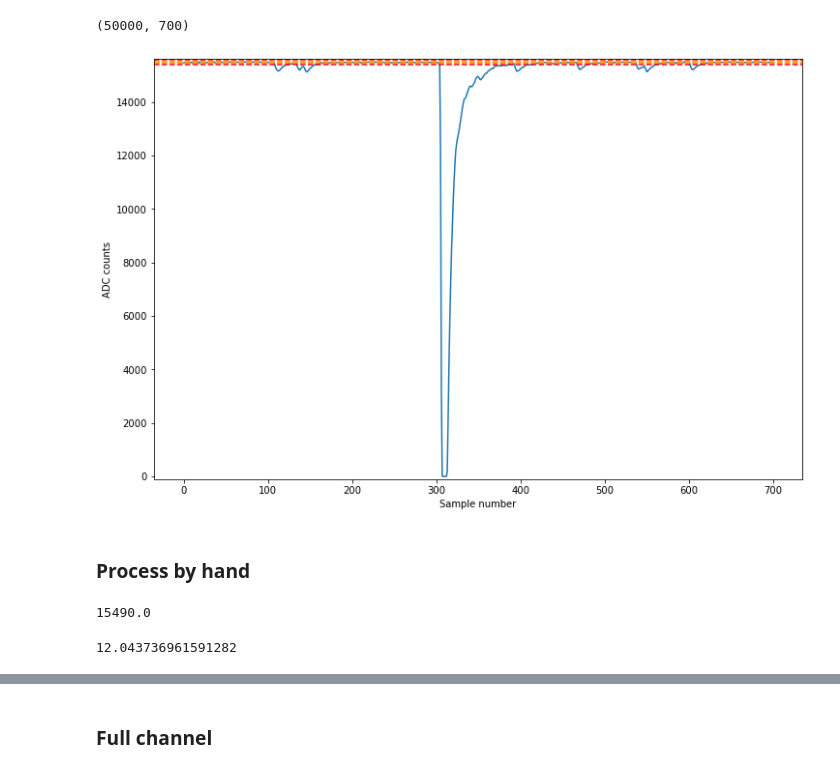
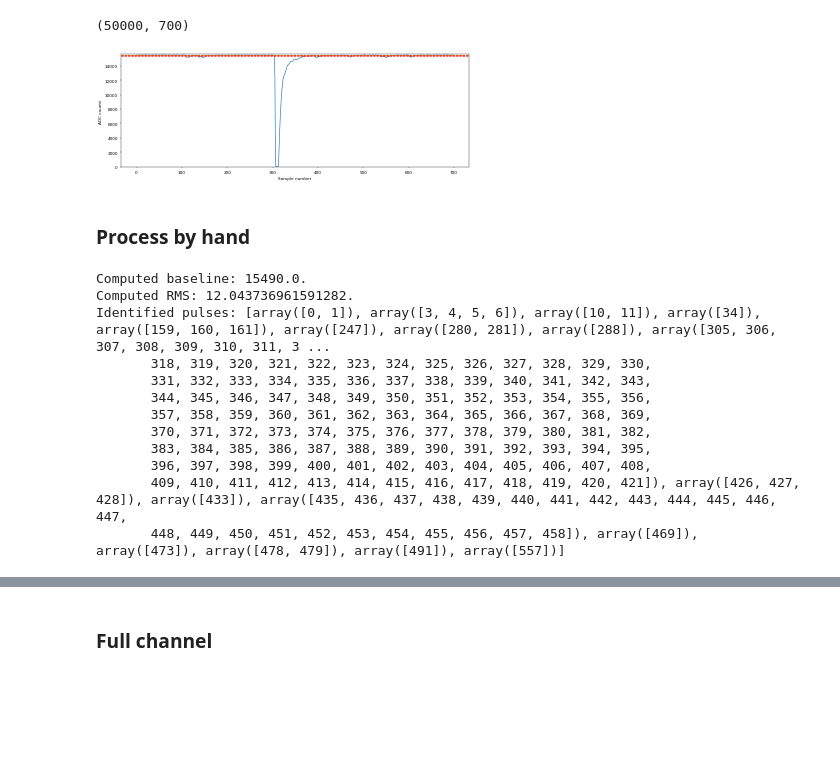
Before and after one commit to ricmperes/PyLArS, a Jupyter notebook: notebooks/Process a channel.ipynb, the cells around one changed output, grey strips where cells are left out. Cells and saved outputs as stored; diff of their text form; code cells hidden in the pictures; blank space fills up the shorter version.

```diff
--- a/notebooks/Process a channel.ipynb
+++ b/notebooks/Process a channel.ipynb
@@ -33,11 +40,11 @@ np.shape(channel_data)
 # %% [output]
 (50000, 700)
 # %%
-fig, ax = plt.subplots(1,1,figsize = (12,8))
+fig, ax = plt.subplots(1,1,figsize = (15,5), dpi = 30)
 ax = plot_waveform(channel_data[49999], ax = ax)
 plt.show()
 # %% [output]
-[figure, old version]
+[figure, new version]
 # %% [markdown]
 ### Process by hand
 # %%
@@ -50,11 +57,18 @@ pks = peak_processing.find_peaks_simple(_waveform, baseline, std, 5)
 pks = pulse_processing.find_pulses_simple(np.array(channel_data[0]), baseline, std, 2)
 # %%
 _waveform = np.array(channel_data[0])
+print(f'Computed baseline: {baseline}.\nComputed RMS: {std}.')
+print(f'Identified pulses: {pks}')
+# %% [output]
+Computed baseline: 15490.0.
+Computed RMS: 12.043736961591282.
+Identified pulses: [array([0, 1]), array([3, 4, 5, 6]), array([10, 11]), array([34]), array([159, 160, 161]), array([247]), array([280, 281]), array([288]), array([305, 306, 307, 308, 309, 310, 311, 3 ...
+       318, 319, 320, 321, 322, 323, 324, 325, 326, 327, 328, 329, 330,
+       331, 332, 333, 334, 335, 336, 337, 338, 339, 340, 341, 342, 343,
+       344, 345, 346, 347, 348, 349, 350, 351, 352, 353, 354, 355, 356,
+       357, 358, 359, 360, 361, 362, 363, 364, 365, 366, 367, 368, 369,
+       370, 371, 372, 373, 374, 375, 376, 377, 378, 379, 380, 381, 382,
+       383, 384, 385, 386, 387, 388, 389, 390, 391, 392, 393, 394, 395,
+       396, 397, 398, 399, 400, 401, 402, 403, 404, 405, 406, 407, 408,
+       409, 410, 411, 412, 413, 414, 415, 416, 417, 418, 419, 420, 421]), array([426, 427, 428]), array([433]), array([435, 436, 437, 438, 439, 440, 441, 442, 443, 444, 445, 446, 447,
+       448, 449, 450, 451, 452, 453, 454, 455, 456, 457, 458]), array([469]), array([473]), array([478, 479]), array([491]), array([557])]
-# %%
-baseline
-# %% [output]
-15490.0
-# %%
-std
-# %% [output]
-12.043736961591282
```
Also changed, not shown: parts of 18 cells of this notebook, 2 other files.
